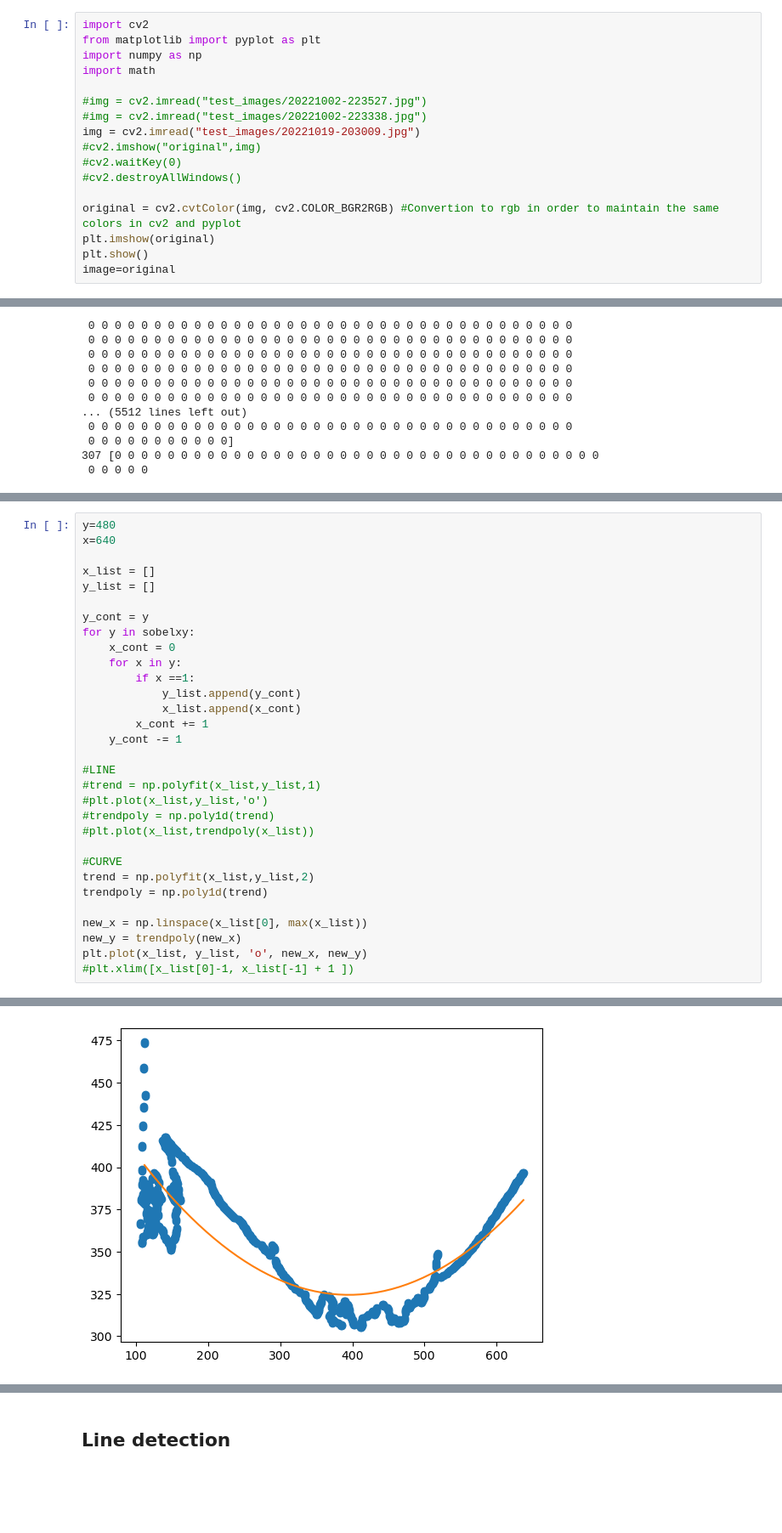
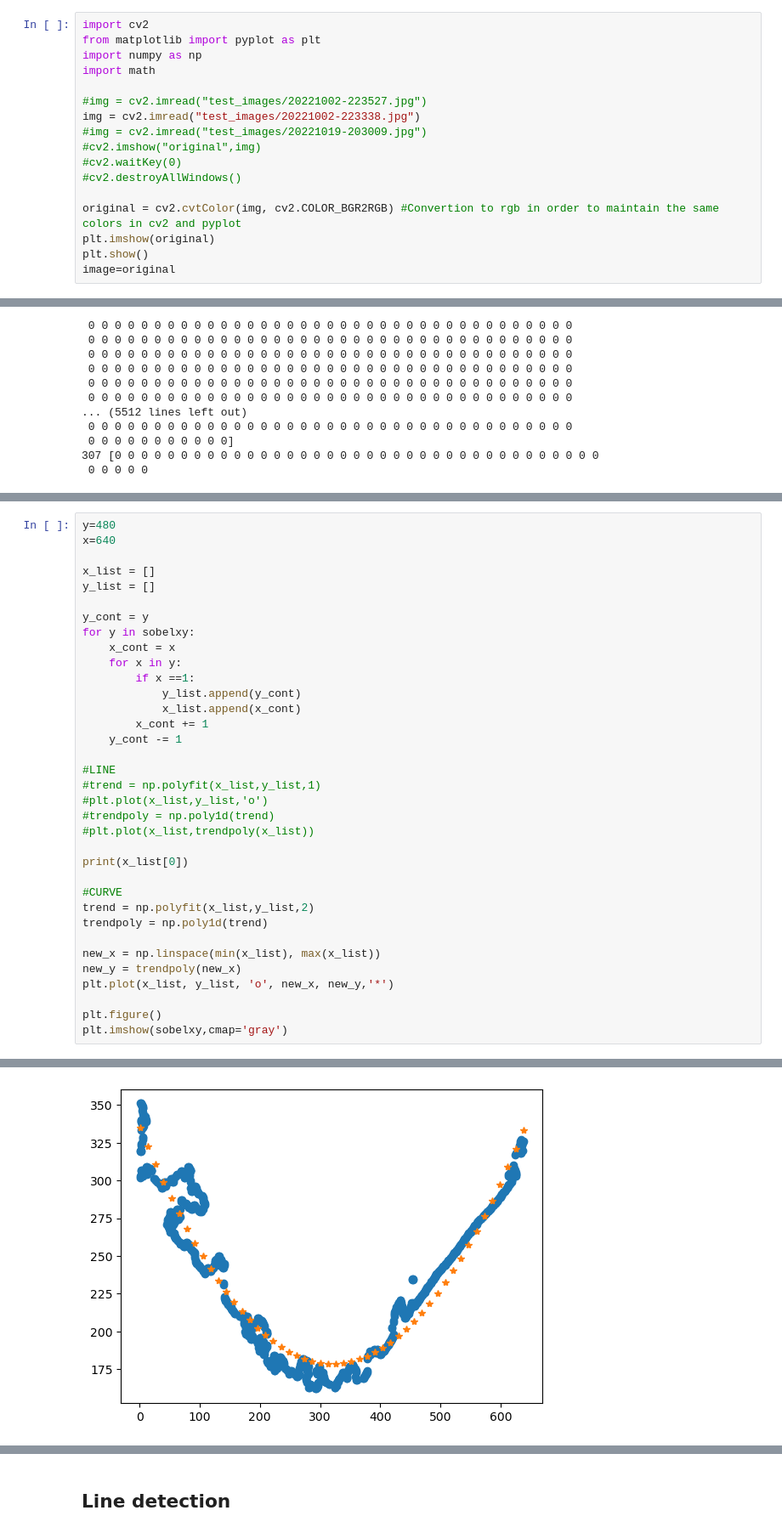
Before and after one commit to EnricoMendez/lines_vineyard, a Jupyter notebook: scripts/Blop detection copy.ipynb, the cells around one changed output, grey strips where cells are left out. Shown at 85% size. Cells and saved outputs as stored; diff of their text form; blank space fills up the shorter version.

```diff
--- a/scripts/Blop detection copy.ipynb
+++ b/scripts/Blop detection copy.ipynb
@@ -7,8 +7,8 @@ import numpy as np
 import math
 
 #img = cv2.imread("test_images/20221002-223527.jpg")
-#img = cv2.imread("test_images/20221002-223338.jpg")
-img = cv2.imread("test_images/20221019-203009.jpg")
+img = cv2.imread("test_images/20221002-223338.jpg")
+#img = cv2.imread("test_images/20221019-203009.jpg")
 #cv2.imshow("original",img)
 #cv2.waitKey(0)
 #cv2.destroyAllWindows()
@@ -140,7 +140,7 @@ y_list = []
 
 y_cont = y
 for y in sobelxy:
-    x_cont = 0
+    x_cont = x
     for x in y:
         if x ==1:
             y_list.append(y_cont)
@@ -154,12 +154,16 @@ for y in sobelxy:
 #trendpoly = np.poly1d(trend)
 #plt.plot(x_list,trendpoly(x_list))
 
+print(x_list[0])
+
 #CURVE
 trend = np.polyfit(x_list,y_list,2)
 trendpoly = np.poly1d(trend)
 
-new_x = np.linspace(x_list[0], max(x_list))
+new_x = np.linspace(min(x_list), max(x_list))
 new_y = trendpoly(new_x)
-plt.plot(x_list, y_list, 'o', new_x, new_y)
-#plt.xlim([x_list[0]-1, x_list[-1] + 1 ])
+plt.plot(x_list, y_list, 'o', new_x, new_y,'*')
+
+plt.figure()
+plt.imshow(sobelxy,cmap='gray')
 # %% [output]
@@ -168 +172 @@ plt.plot(x_list, y_list, 'o', new_x, new_y)
-[figure, old version]
+[figure, new version]
```
Also changed, not shown: parts of 14 cells of this notebook, 1 other file.
